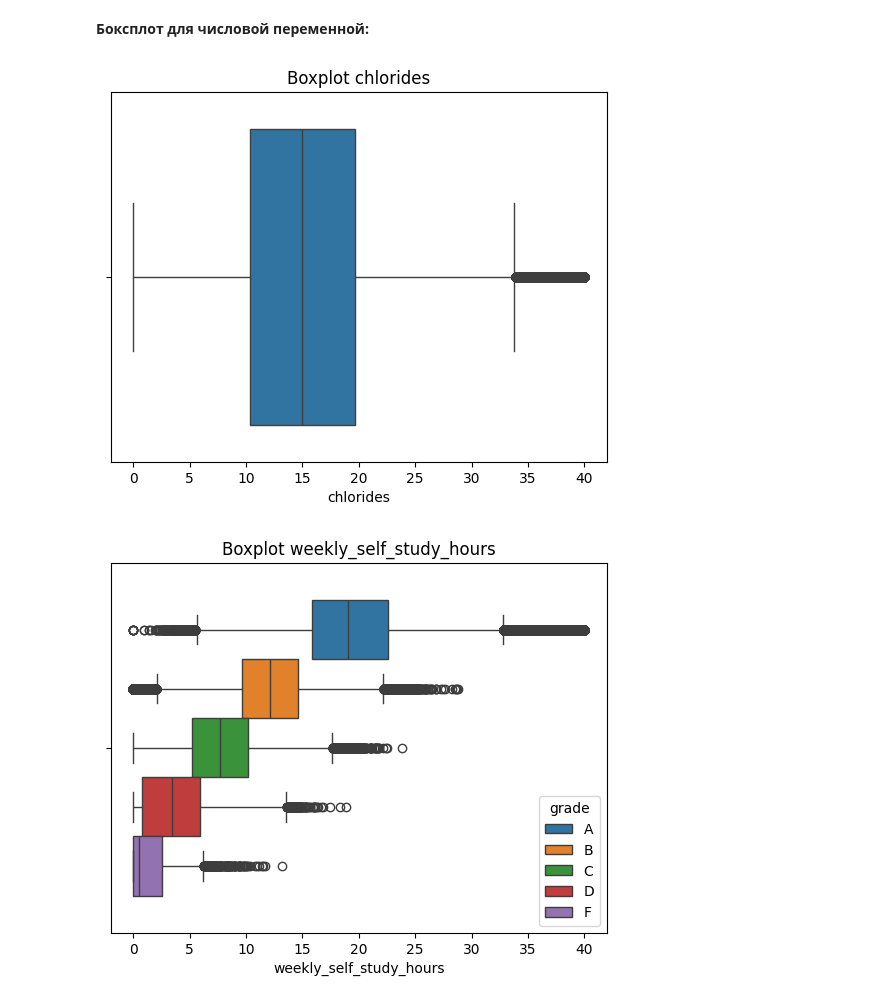
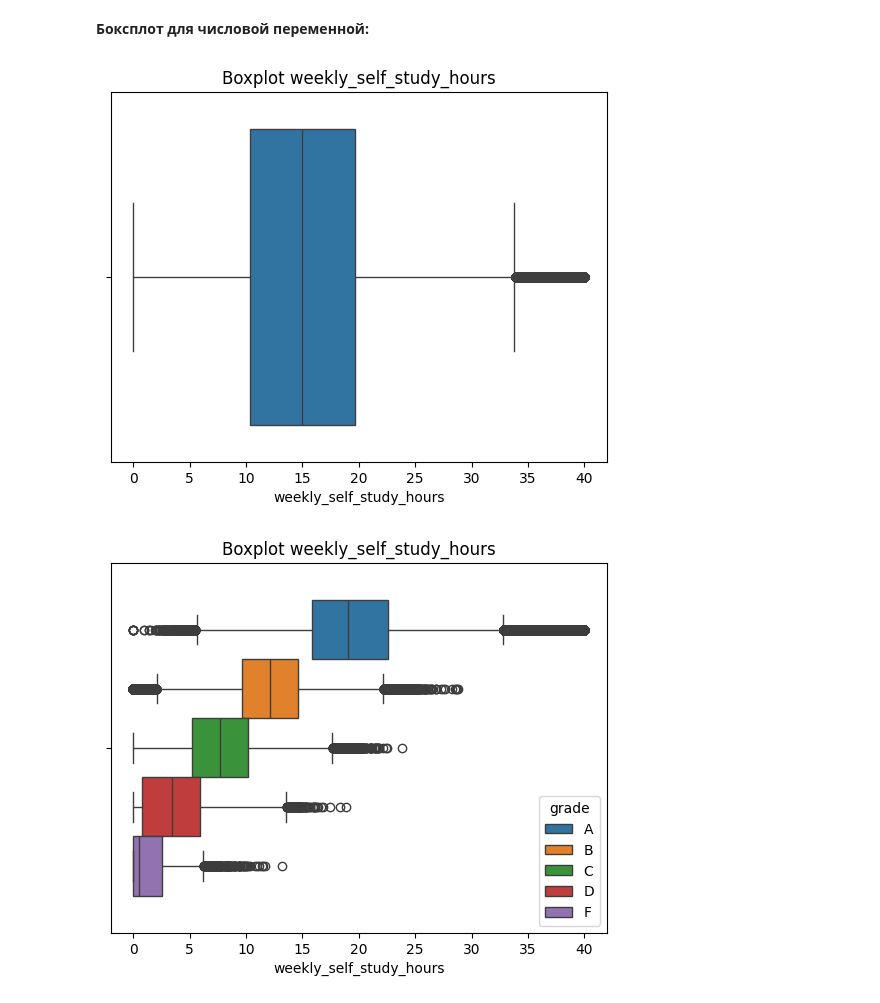
Before and after one commit to Qweeckusha/vvsu_mml, a Jupyter notebook: Практика_1.ipynb, the cells around one changed output. Drawn from its saved outputs; the diff is of its cells as text; code cells hidden in the pictures.

```diff
--- a/Практика_1.ipynb
+++ b/Практика_1.ipynb
@@ -253,11 +270,11 @@ plt.show()
 **Боксплот для числовой переменной:**
 # %%
 sns.boxplot(data=df, x='weekly_self_study_hours')
-plt.title('Boxplot chlorides')
-plt.xlabel('chlorides')
+plt.title('Boxplot weekly_self_study_hours')
+plt.xlabel('weekly_self_study_hours')
 plt.show()
 # %% [output]
-[figure, old version]
+[figure, new version]
 # %%
 sns.boxplot(data=df, x='weekly_self_study_hours', hue='grade')
 plt.title('Boxplot weekly_self_study_hours')
```
Also changed, not shown: parts of 6 cells of this notebook.
